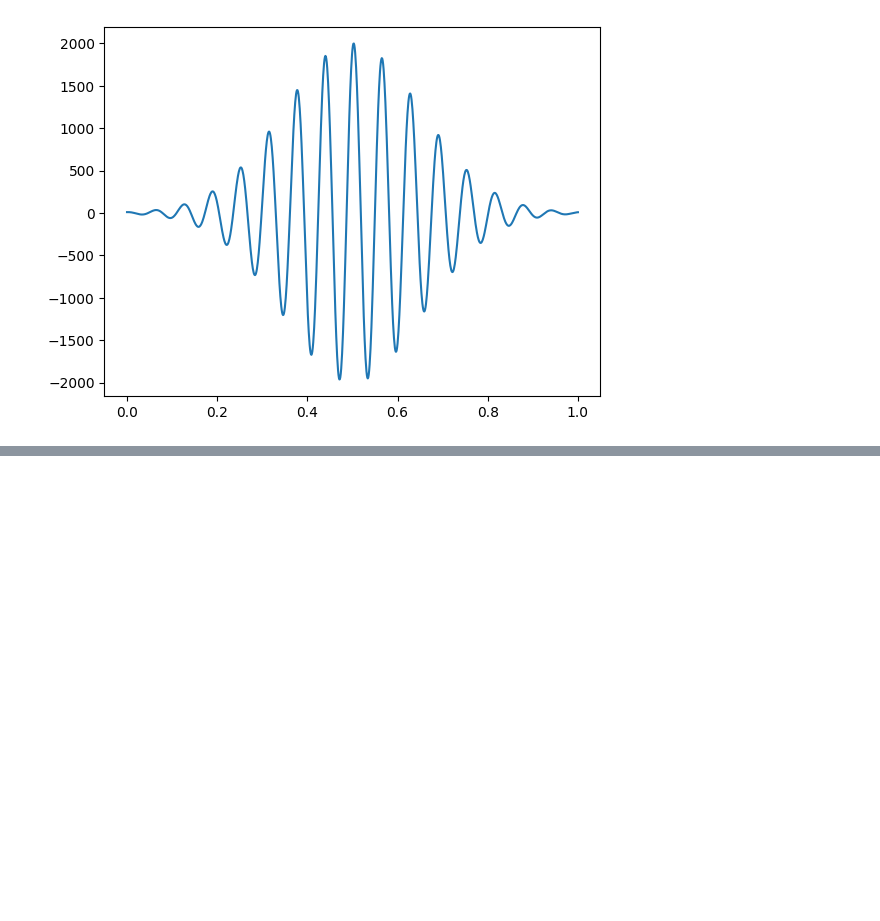
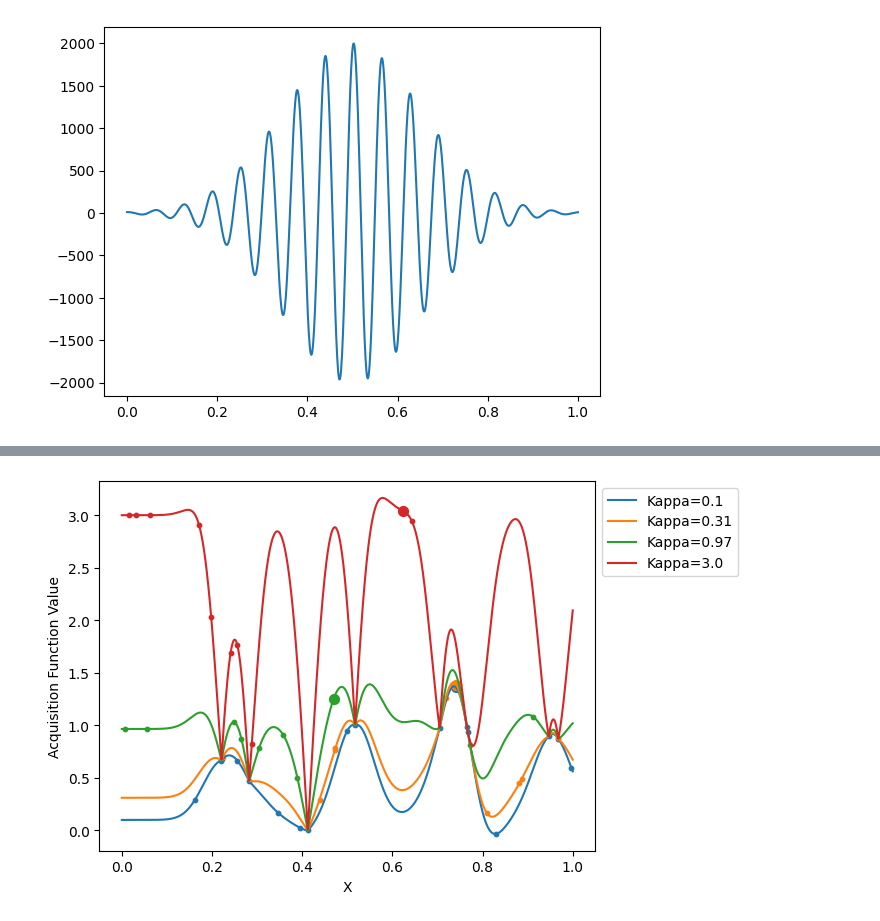
Before and after one commit to davcoope/Bayesian, a Jupyter notebook: BayesianOptimiser2/1D_example.ipynb, the cells around one changed output, grey strips where cells are left out. Cells and saved outputs as stored; diff of their text form; code cells hidden in the pictures; blank space fills up the shorter version.

```diff
--- a/BayesianOptimiser2/1D_example.ipynb
+++ b/BayesianOptimiser2/1D_example.ipynb
@@ -75,0 +104,7 @@ BOPackage.SausagePlot(bo)
+# %%
+"""
+Again lets looks at the acquisition function and how our next X set is selected.
+"""
+BOPackage.KappaAcquisitionFunctionPlot(bo, number_kappas=4, number_candidate_points=10, max_kappa=3, min_kappa=0.1)
+# %% [output]
+[figure, added]
```
Also changed, not shown: parts of 18 cells of this notebook, 3 other files.
